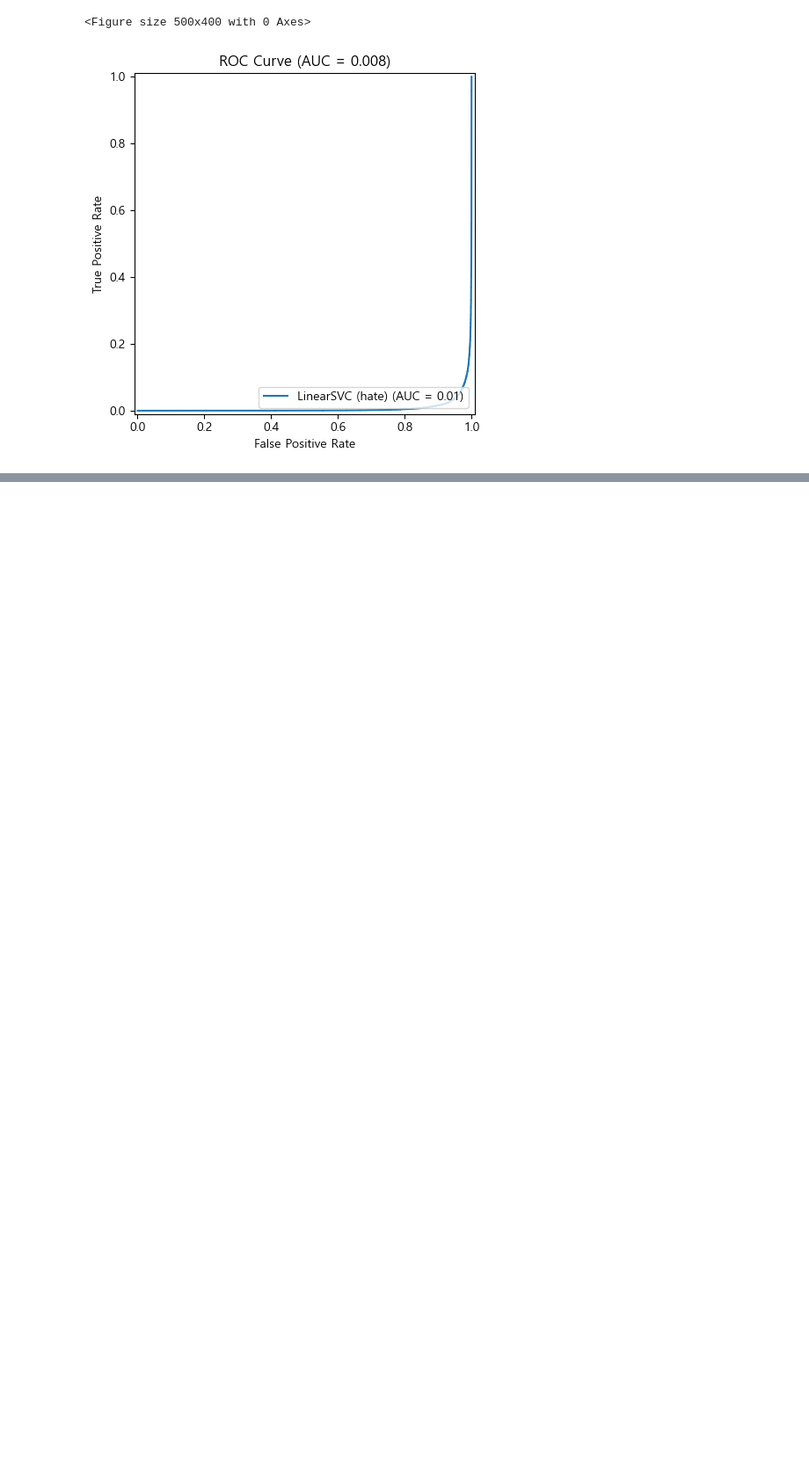
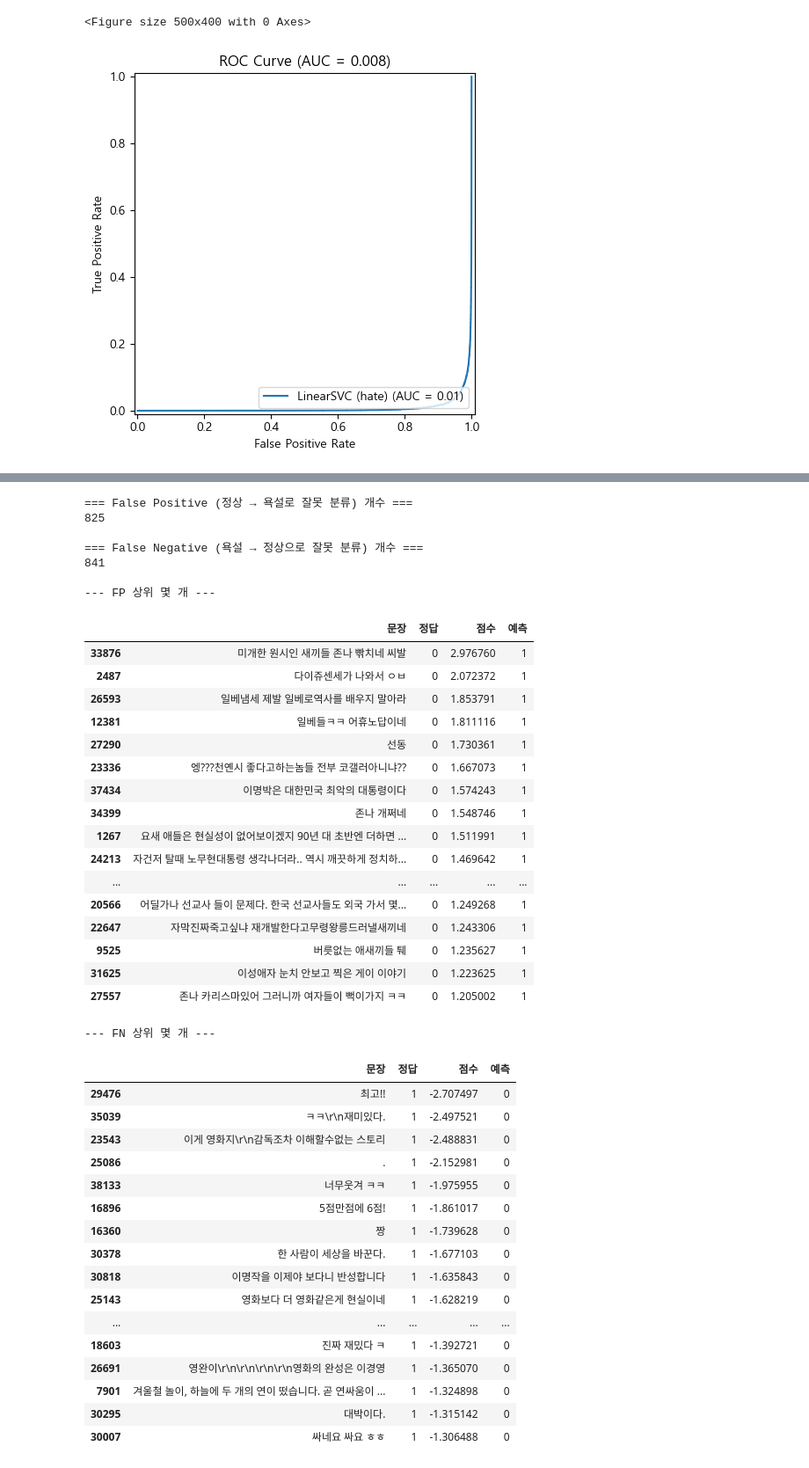
Before and after one commit to Asist525/ko-toxic-multilabel, a Jupyter notebook: test.ipynb, the cells around one changed output, grey strips where cells are left out. Shown at 88% size. Saved outputs shown, nothing was run; the diff lists cells and outputs as text; code cells hidden in the pictures; blank space fills up the shorter version.

```diff
--- a/test.ipynb
+++ b/test.ipynb
@@ -283,0 +300,70 @@ plt.show()
+# %%
+threshold_for_error = best_thr
+
+scores_test = clf.decision_function(X_test_vec)
+y_pred_best = (scores_test >= threshold_for_error).astype(int)
+
+test_df = pd.DataFrame({
+    "문장": X_test,
+    "정답": y_test,
+    "점수": scores_test,
+    "예측": y_pred_best,
+})
+
+fp_df = test_df[(test_df["정답"] == 0) & (test_df["예측"] == 1)].copy()
+fn_df = test_df[(test_df["정답"] == 1) & (test_df["예측"] == 0)].copy()
+
+print("=== False Positive (정상 → 욕설로 잘못 분류) 개수 ===")
+print(len(fp_df))
+print()
+print("=== False Negative (욕설 → 정상으로 잘못 분류) 개수 ===")
+print(len(fn_df))
+
+print("\n--- FP 상위 몇 개 ---")
+display(fp_df.sort_values("점수", ascending=False).head(20))
+
+print("\n--- FN 상위 몇 개 ---")
+display(fn_df.sort_values("점수", ascending=True).head(20))
+# %% [output]
+=== False Positive (정상 → 욕설로 잘못 분류) 개수 ===
+825
+
+=== False Negative (욕설 → 정상으로 잘못 분류) 개수 ===
+841
+
+--- FP 상위 몇 개 ---
+|  | 문장 | 정답 | 점수 | 예측 |
+| 33876 | 미개한 원시인 새끼들 존나 빢치네 씨발 | 0 | 2.976760 | 1 |
+| 2487 | 다이쥬센세가 나와서 ㅇㅂ | 0 | 2.072372 | 1 |
+| 26593 | 일베냄세 제발 일베로역사를 배우지 말아라 | 0 | 1.853791 | 1 |
+| 12381 | 일베들ㅋㅋ 어휴노답이네 | 0 | 1.811116 | 1 |
+| 27290 | 선동 | 0 | 1.730361 | 1 |
+| 23336 | 엥???천옌시 좋다고하는놈들 전부 코갤러아니냐?? | 0 | 1.667073 | 1 |
+| 37434 | 이명박은 대한민국 최악의 대통령이다 | 0 | 1.574243 | 1 |
+| 34399 | 존나 개쩌네 | 0 | 1.548746 | 1 |
+| 1267 | 요새 애들은 현실성이 없어보이겠지 90년 대 초반엔 더하면 ... | 0 | 1.511991 | 1 |
+| 24213 | 자건저 탈때 노무현대통령 생각나더라.. 역시 깨끗하게 정치하... | 0 | 1.469642 | 1 |
+| ... | ... | ... | ... | ... |
+| 20566 | 어딜가나 선교사 들이 문제다. 한국 선교사들도 외국 가서 몇... | 0 | 1.249268 | 1 |
+| 22647 | 자막진짜죽고싶냐 재개발한다고무령왕릉드러낼새끼네 | 0 | 1.243306 | 1 |
+| 9525 | 버릇없는 애새끼들 퉤 | 0 | 1.235627 | 1 |
+| 31625 | 이성애자 눈치 안보고 찍은 게이 이야기 | 0 | 1.223625 | 1 |
+| 27557 | 존나 카리스마있어 그러니까 여자들이 뻑이가지 ㅋㅋ | 0 | 1.205002 | 1 |
+--- FN 상위 몇 개 ---
+|  | 문장 | 정답 | 점수 | 예측 |
+| 29476 | 최고!! | 1 | -2.707497 | 0 |
+| 35039 | ㅋㅋ\r\n재미있다. | 1 | -2.497521 | 0 |
+| 23543 | 이게 영화지\r\n감독조차 이해할수없는 스토리 | 1 | -2.488831 | 0 |
+| 25086 | . | 1 | -2.152981 | 0 |
+| 38133 | 너무웃겨 ㅋㅋ | 1 | -1.975955 | 0 |
+| 16896 | 5점만점에 6점! | 1 | -1.861017 | 0 |
+| 16360 | 짱 | 1 | -1.739628 | 0 |
+| 30378 | 한 사람이 세상을 바꾼다. | 1 | -1.677103 | 0 |
+| 30818 | 이명작을 이제야 보다니 반성합니다 | 1 | -1.635843 | 0 |
+| 25143 | 영화보다 더 영화같은게 현실이네 | 1 | -1.628219 | 0 |
+| ... | ... | ... | ... | ... |
+| 18603 | 진짜 재밌다 ㅋ | 1 | -1.392721 | 0 |
+| 26691 | 영완이\r\n\r\n\r\n\r\n영화의 완성은 이경영 | 1 | -1.365070 | 0 |
+| 7901 | 겨울철 놀이, 하늘에 두 개의 연이 떴습니다. 곧 연싸움이 ... | 1 | -1.324898 | 0 |
+| 30295 | 대박이다. | 1 | -1.315142 | 0 |
+| 30007 | 싸네요 싸요 ㅎㅎ | 1 | -1.306488 | 0 |
```
Also changed, not shown: parts of 13 cells of this notebook, 9 other files.
